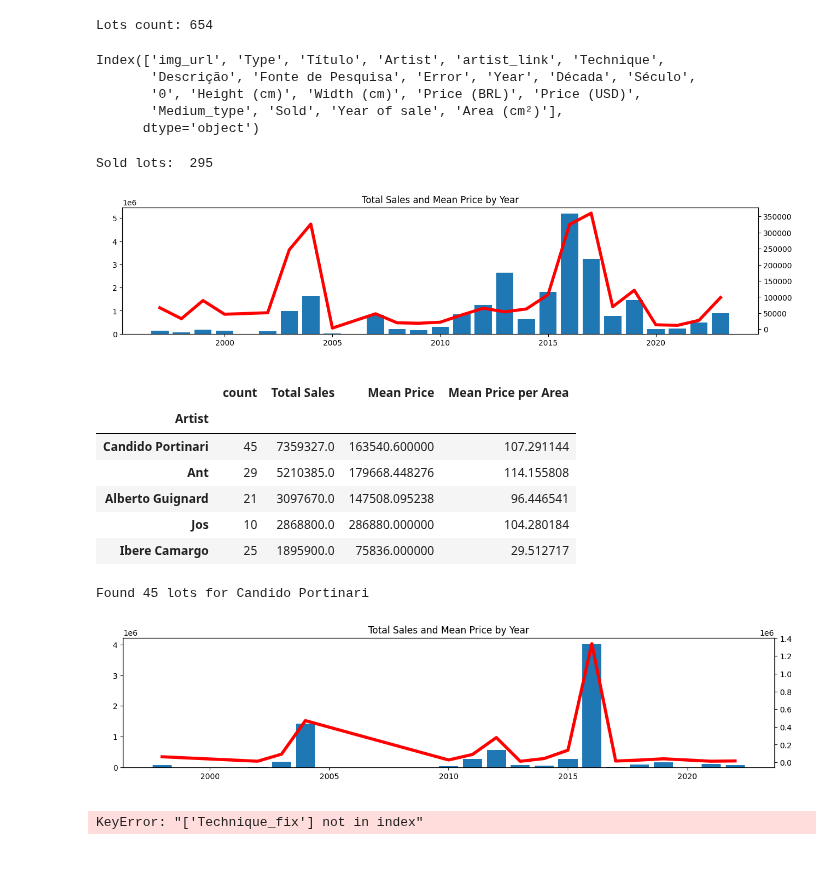
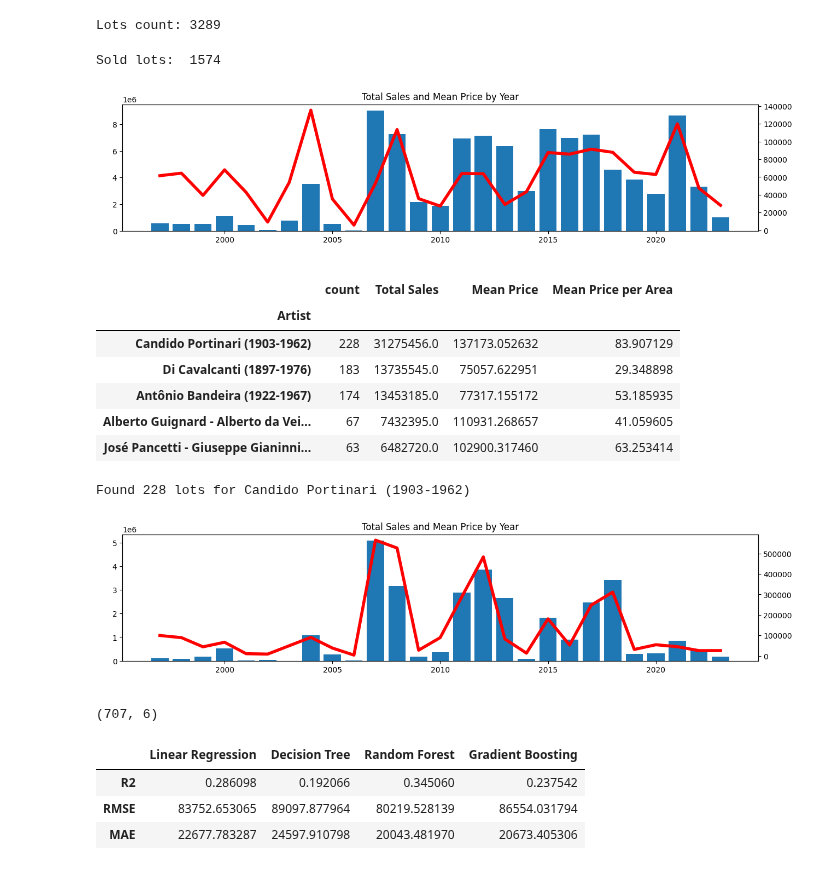
Before and after one commit to cryptogazzetta/Arte, a Jupyter notebook: analysis/catalogo_das_artes.ipynb, the cells around one changed output. Saved outputs shown, nothing was run; the diff lists cells and outputs as text; code cells hidden in the pictures.

Commit message:
catalogo extractor finally working

```diff
--- a/analysis/catalogo_das_artes.ipynb
+++ b/analysis/catalogo_das_artes.ipynb
@@ -38,31 +38,22 @@ def plot_sales(dataframe, title, ylabel, xlabel, color='red'):
     plt.plot(dataframe.index, dataframe['Mean Price'], color=color, linewidth=4)
     plt.show()
 # %%
-## OPEN FILES
+## OPEN FILE
 
-
-lots = pd.read_csv('../catalogo_artworks_info_preprocessed.csv', index_col=0)
+lots = pd.read_csv('../clean-files/catalogo_artworks_info.csv', index_col=0)
 
 ## JOGAR PARA PREPROCESSING !!!!!
 lots['Area (cm²)'] = lots['Height (cm)'] * lots['Width (cm)']
 
 print('Lots count:', lots.shape[0])
 # %% [output]
-Lots count: 654
+Lots count: 3289
-# %%
-lots.columns
-# %% [output]
-Index(['img_url', 'Type', 'Título', 'Artist', 'artist_link', 'Technique',
-       'Descrição', 'Fonte de Pesquisa', 'Error', 'Year', 'Década', 'Século',
-       '0', 'Height (cm)', 'Width (cm)', 'Price (BRL)', 'Price (USD)',
-       'Medium_type', 'Sold', 'Year of sale', 'Area (cm²)'],
-      dtype='object')
 # %%
 # SOLD LOTS
 sold_lots = lots[lots['Sold'] == True]
 print('Sold lots: ', len(sold_lots))
 # %% [output]
-Sold lots:  295
+Sold lots:  1574
 # %%
 # PLOT TOTAL SALES AND MEAN PRICE BY YEAR
 sales = pd.DataFrame(sold_lots.groupby('Year of sale')['Price (BRL)'].sum())
@@ -71,7 +62,7 @@ sales['Mean Price'] = sold_lots.groupby('Year of sale')['Price (BRL)'].mean()
 
 plot_sales(sales, 'Total Sales and Mean Price by Year', 'Total Sales', 'Year')
 # %% [output]
-[figure, old version]
+[figure, new version]
 # %%
 # TOP ARTISTS BY SALES COUNT
 
@@ -90,11 +81,11 @@ top_artists.head()
 # %% [output]
 |  | count | Total Sales | Mean Price | Mean Price per Area |
 | Artist |  |  |  |  |
-| Candido Portinari | 45 | 7359327.0 | 163540.600000 | 107.291144 |
-| Ant | 29 | 5210385.0 | 179668.448276 | 114.155808 |
-| Alberto Guignard | 21 | 3097670.0 | 147508.095238 | 96.446541 |
-| Jos | 10 | 2868800.0 | 286880.000000 | 104.280184 |
-| Ibere Camargo | 25 | 1895900.0 | 75836.000000 | 29.512717 |
+| Candido Portinari (1903-1962) | 228 | 31275456.0 | 137173.052632 | 83.907129 |
+| Di Cavalcanti (1897-1976) | 183 | 13735545.0 | 75057.622951 | 29.348898 |
+| Antônio Bandeira (1922-1967) | 174 | 13453185.0 | 77317.155172 | 53.185935 |
+| Alberto Guignard - Alberto da Vei... | 67 | 7432395.0 | 110931.268657 | 41.059605 |
+| José Pancetti - Giuseppe Gianinni... | 63 | 6482720.0 | 102900.317460 | 63.253414 |
 # %%
 ## ARTISTS DATAFRAMES
 
@@ -106,19 +97,19 @@ for artist in artists:
     artist_df = artist[1]
     artists_dataframes[artist_name] = artist_df
 # %%
-artist_name = 'Candido Portinari'
+artist_name = 'Candido Portinari (1903-1962)'
 artist_df = artists_dataframes[artist_name]
 
 # PLOT TOTAL SALES AND MEAN PRICE BY YEAR
 artist_sales = pd.DataFrame(artist_df.groupby('Year of sale')['Price (BRL)'].sum())
 artist_sales['Total Sales'] = artist_df.groupby('Year of sale')['Price (BRL)'].sum()
 artist_sales['Mean Price'] = artist_df.groupby('Year of sale')['Price (BRL)'].mean()
 
 print(f'Found {artist_df.shape[0]} lots for {artist_name}')
 plot_sales(artist_sales, 'Total Sales and Mean Price by Year', 'Total Sales', 'Year')
 # %% [output]
-Found 45 lots for Candido Portinari
+Found 228 lots for Candido Portinari (1903-1962)
-[figure, old version]
+[figure, new version]
 # %%
 ## FIT PRICE MODELS
 
@@ -126,7 +117,7 @@ Found 45 lots for Candido Portinari
 import warnings
 warnings.filterwarnings('ignore')
 
-lots_to_model = lots[['Artist', 'Width (cm)', 'Height (cm)', 'Year of sale', 'Price (BRL)', 'Technique_fix']].dropna()
+lots_to_model = lots[['Artist', 'Width (cm)', 'Height (cm)', 'Year of sale', 'Price (BRL)', 'Medium_type']].dropna()
 
 print(lots_to_model.shape)
 
@@ -135,8 +126,8 @@ y = lots_to_model['Price (BRL)']
 
 X_train, X_test, y_train, y_test = train_test_split(X, y, test_size=0.3)
 
-X_train = pd.get_dummies(X_train, columns=['Artist', 'Technique_fix'], drop_first=True)
-X_test = pd.get_dummies(X_test, columns=['Artist', 'Technique_fix'], drop_first=True)
+X_train = pd.get_dummies(X_train, columns=['Artist', 'Medium_type'], drop_first=True)
+X_test = pd.get_dummies(X_test, columns=['Artist', 'Medium_type'], drop_first=True)
 
 # add to X_test all columns that are in X_train but not in X_test
 for column in X_train.columns:
@@ -178,4 +169,8 @@ models_df, models = fit_models(X_train, y_train, X_test, y_test)
 
 models_df
 # %% [output]
-KeyError: "['Technique_fix'] not in index"
+(707, 6)
+|  | Linear Regression | Decision Tree | Random Forest | Gradient Boosting |
+| R2 | 0.286098 | 0.192066 | 0.345060 | 0.237542 |
+| RMSE | 83752.653065 | 89097.877964 | 80219.528139 | 86554.031794 |
+| MAE | 22677.783287 | 24597.910798 | 20043.481970 | 20673.405306 |
```
Also changed, not shown: parts of 1 cell of this notebook, 13 other files.
